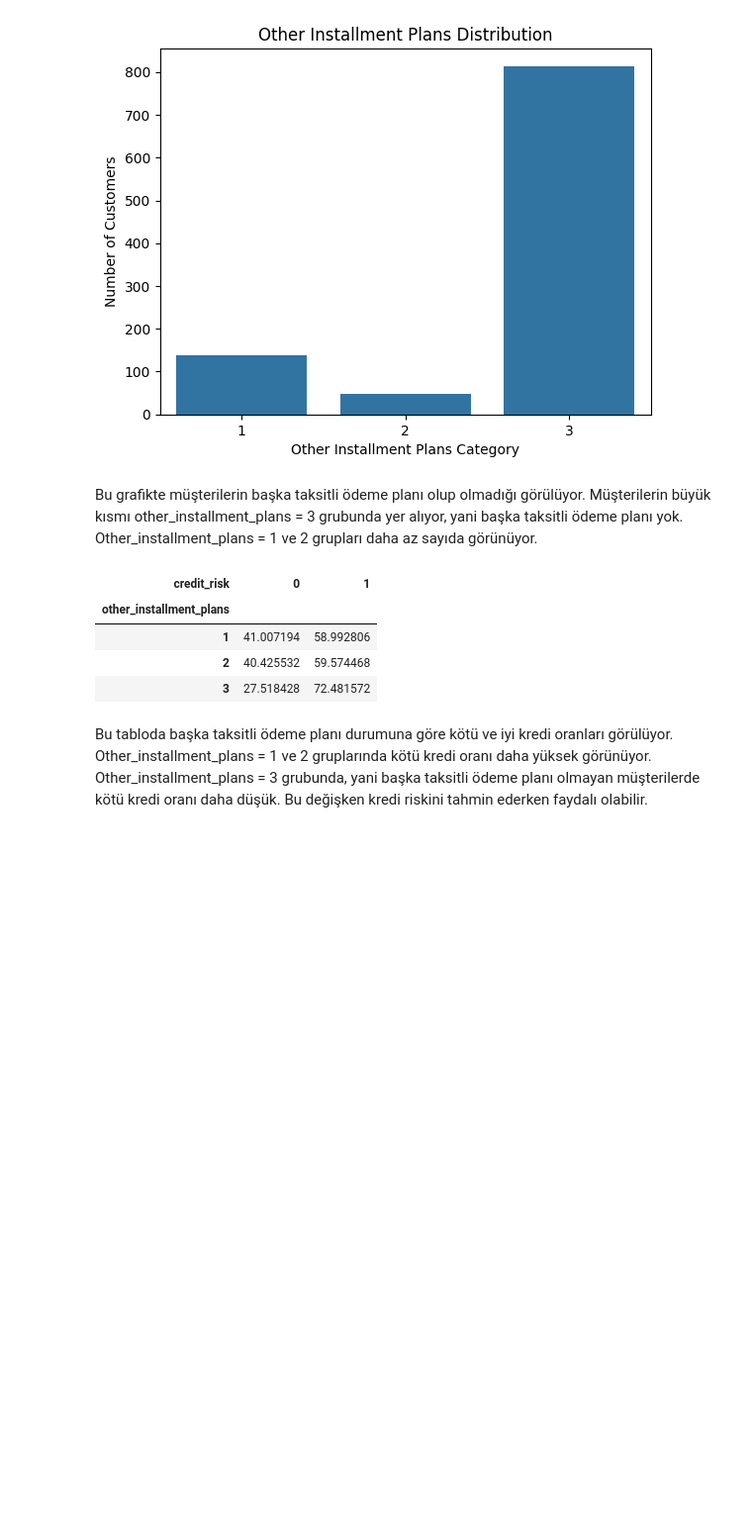
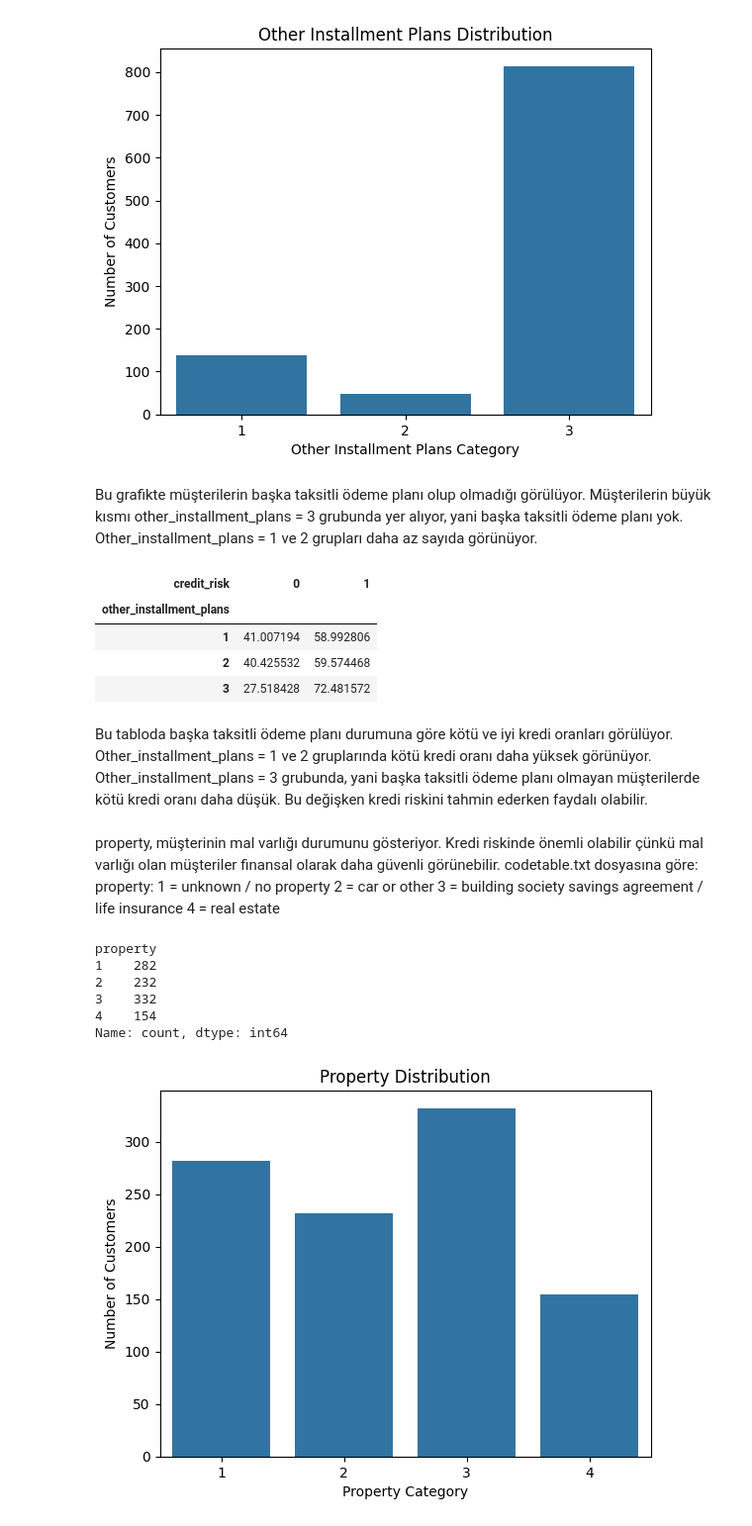
Before and after one commit to Esr1903/credit-risk-scoring-system, a Jupyter notebook: notebooks/02_veri_kesfi_ve_grafikler.ipynb, the cells around one changed output. Shown at 99% size. Drawn from its saved outputs; the diff is of its cells as text; code cells hidden in the pictures; blank space fills up the shorter version.

```diff
--- a/notebooks/02_veri_kesfi_ve_grafikler.ipynb
+++ b/notebooks/02_veri_kesfi_ve_grafikler.ipynb
@@ -744,3 +744,28 @@ other_installment_risk_table
 | 3 | 27.518428 | 72.481572 |
 # %% [markdown]
 Bu tabloda başka taksitli ödeme planı durumuna göre kötü ve iyi kredi oranları görülüyor. Other_installment_plans = 1 ve 2 gruplarında kötü kredi oranı daha yüksek görünüyor. Other_installment_plans = 3 grubunda, yani başka taksitli ödeme planı olmayan müşterilerde kötü kredi oranı daha düşük. Bu değişken kredi riskini tahmin ederken faydalı olabilir.
+# %% [markdown]
+property, müşterinin mal varlığı durumunu gösteriyor. Kredi riskinde önemli olabilir çünkü mal varlığı olan müşteriler finansal olarak daha güvenli görünebilir.
+codetable.txt dosyasına göre:
+property:
+1 = unknown / no property
+2 = car or other
+3 = building society savings agreement / life insurance
+4 = real estate
+# %%
+df["property"].value_counts().sort_index()
+# %% [output]
+property
+1    282
+2    232
+3    332
+4    154
+Name: count, dtype: int64
+# %%
+sns.countplot(data=df, x="property")
+plt.title("Property Distribution")
+plt.xlabel("Property Category")
+plt.ylabel("Number of Customers")
+plt.show()
+# %% [output]
+[figure, added]
```
Also changed, not shown: parts of 26 cells of this notebook.
